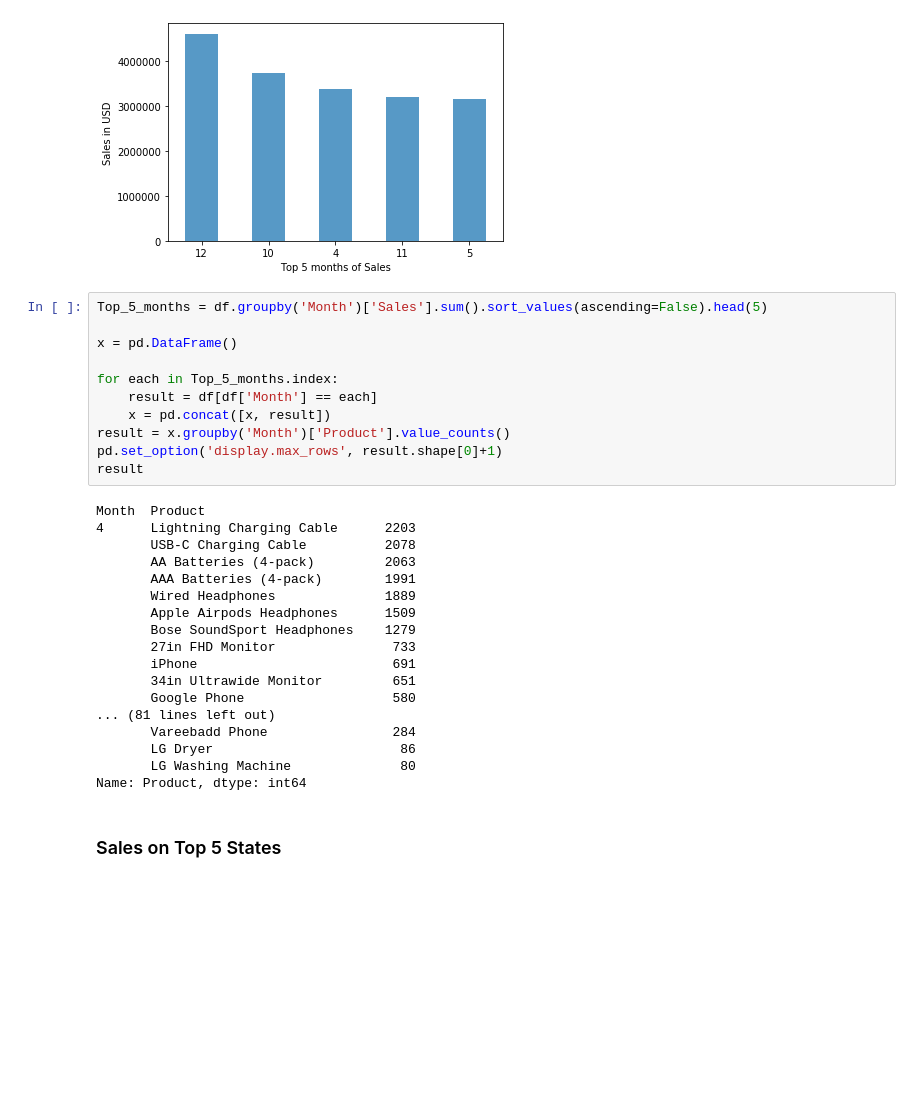
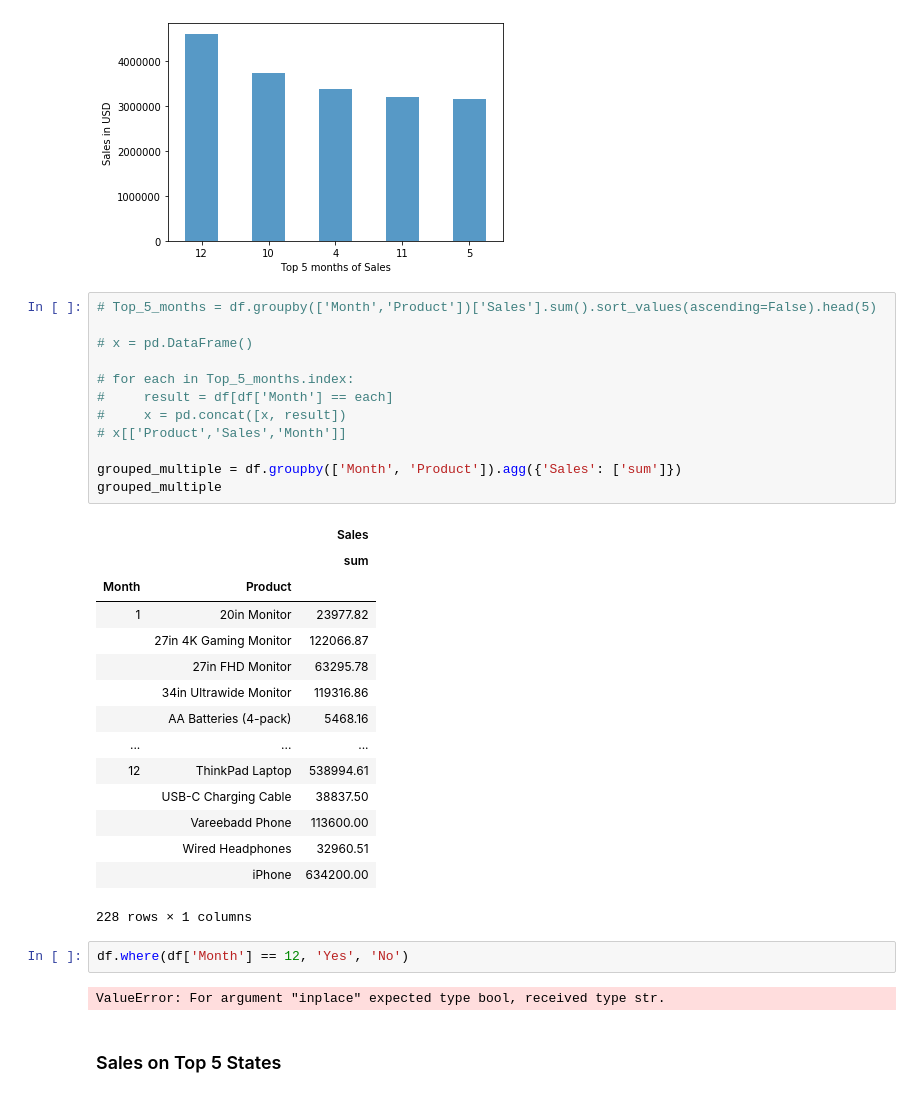
Before and after one commit to Dhiranjan/SalesDataAnalysis, a Jupyter notebook: Sales Data Analysis.ipynb, the cells around one changed output. Cells and saved outputs as stored; diff of their text form; blank space fills up the shorter version.

```diff
--- a/Sales Data Analysis.ipynb
+++ b/Sales Data Analysis.ipynb
@@ -181,34 +181,37 @@ plt.ylabel('Sales in USD')
 Text(0, 0.5, 'Sales in USD')
 [figure]
 # %%
-Top_5_months = df.groupby('Month')['Sales'].sum().sort_values(ascending=False).head(5)
+# Top_5_months = df.groupby(['Month','Product'])['Sales'].sum().sort_values(ascending=False).head(5)
 
-x = pd.DataFrame()
+# x = pd.DataFrame()
 
-for each in Top_5_months.index:
-    result = df[df['Month'] == each]
-    x = pd.concat([x, result])
-result = x.groupby('Month')['Product'].value_counts()
-pd.set_option('display.max_rows', result.shape[0]+1)
-result
+# for each in Top_5_months.index:
+#     result = df[df['Month'] == each]
+#     x = pd.concat([x, result])
+# x[['Product','Sales','Month']]
+
+grouped_multiple = df.groupby(['Month', 'Product']).agg({'Sales': ['sum']})
+grouped_multiple
 # %% [output]
+|  |  | Sales |
+|  |  | sum |
+| Month | Product |  |
+| 1 | 20in Monitor | 23977.82 |
+|  | 27in 4K Gaming Monitor | 122066.87 |
+|  | 27in FHD Monitor | 63295.78 |
+|  | 34in Ultrawide Monitor | 119316.86 |
+|  | AA Batteries (4-pack) | 5468.16 |
+| ... | ... | ... |
+| 12 | ThinkPad Laptop | 538994.61 |
+|  | USB-C Charging Cable | 38837.50 |
+|  | Vareebadd Phone | 113600.00 |
+|  | Wired Headphones | 32960.51 |
+|  | iPhone | 634200.00 |
-Month  Product
-4      Lightning Charging Cable      2203
-       USB-C Charging Cable          2078
-       AA Batteries (4-pack)         2063
-       AAA Batteries (4-pack)        1991
-       Wired Headphones              1889
-       Apple Airpods Headphones      1509
-       Bose SoundSport Headphones    1279
-       27in FHD Monitor               733
-       iPhone                         691
-       34in Ultrawide Monitor         651
-       Google Phone                   580
-... (81 lines left out)
-       Vareebadd Phone                284
-       LG Dryer                        86
-       LG Washing Machine              80
-Name: Product, dtype: int64
+228 rows × 1 columns
+# %%
+df.where(df['Month'] == 12, 'Yes', 'No')
+# %% [output]
+ValueError: For argument "inplace" expected type bool, received type str.
 # %% [markdown]
 ### Sales on Top 5 States
 # %%
```
Also changed, not shown: parts of 1 cell of this notebook.
